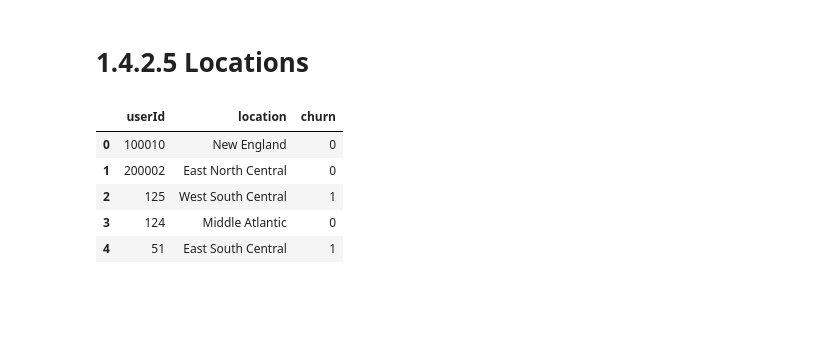
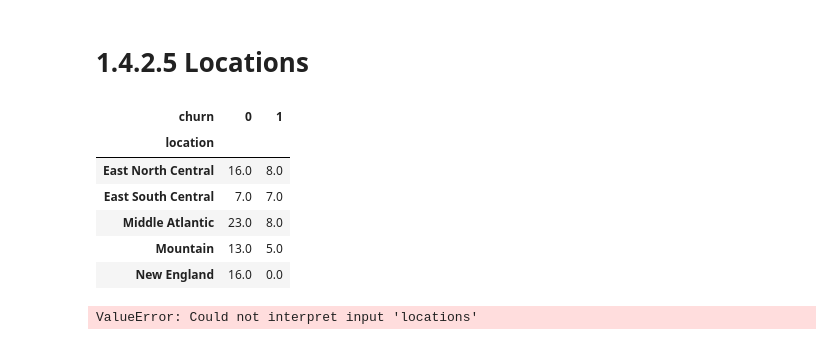
Before and after one commit to yatfungleung/Sparkify-User-Churn-Prediction, a Jupyter notebook: 1_data_cleaning.ipynb, the cells around one changed output. Saved outputs shown, nothing was run; the diff lists cells and outputs as text; code cells hidden in the pictures; blank space fills up the shorter version.

```diff
--- a/1_data_cleaning.ipynb
+++ b/1_data_cleaning.ipynb
@@ -693,26 +693,42 @@ plt.show()
 # %%
 # import region data
 region = spark.read.csv('region.csv', header=True)
 
 # create function for 'location' splitting
 func_location = udf(lambda x: x.split(', ')[1].split('-')[0])
 
 # show the procressed 'location'
 locations = df.withColumn('location', func_location(df['location']))\
     .select(['userId', 'location', 'user_churn']).drop_duplicates(subset=['userId'])
 
 # join data with region data
 locations = locations.join(region, locations['location'] == region['State Code'], how='left')\
     .select(['userId', col('Division').alias('location'), col('user_churn').alias('churn')])
 
 locations_pd = locations.toPandas()
-locations_pd.head()
+
+# show the aggregate results
+locations_count = locations_pd.groupby(['location', 'churn']).count().unstack().fillna(0)['userId']
+
+locations_count.head()
 # %% [output]
-|  | userId | location | churn |
-| 0 | 100010 | New England | 0 |
-| 1 | 200002 | East North Central | 0 |
-| 2 | 125 | West South Central | 1 |
-| 3 | 124 | Middle Atlantic | 0 |
-| 4 | 51 | East South Central | 1 |
+| churn | 0 | 1 |
+| location |  |  |
+| East North Central | 16.0 | 8.0 |
+| East South Central | 7.0 | 7.0 |
+| Middle Atlantic | 23.0 | 8.0 |
+| Mountain | 13.0 | 5.0 |
+| New England | 16.0 | 0.0 |
+# %%
+# display in bar chart
+
+sns.barplot(x = 'location', y = 'count', data = locations_count, hue = 'churn')
+
+plt.title('distribution among levels')
+plt.xlabel('level of subscription')
+plt.ylabel('no of users churn')
+plt.show()
+# %% [output]
+ValueError: Could not interpret input 'locations'
 # %%
 # END
```
